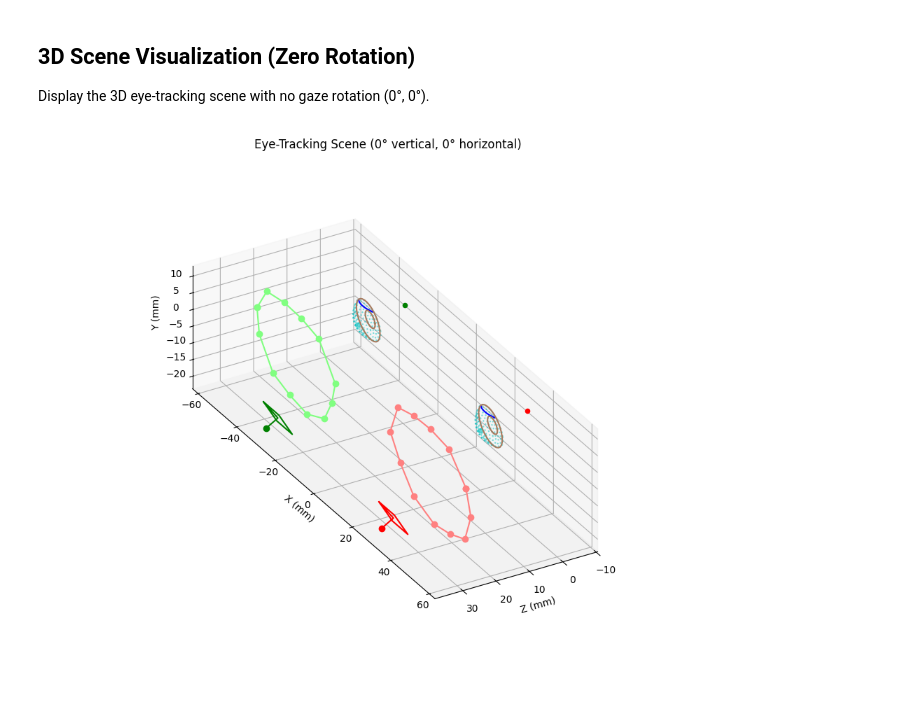
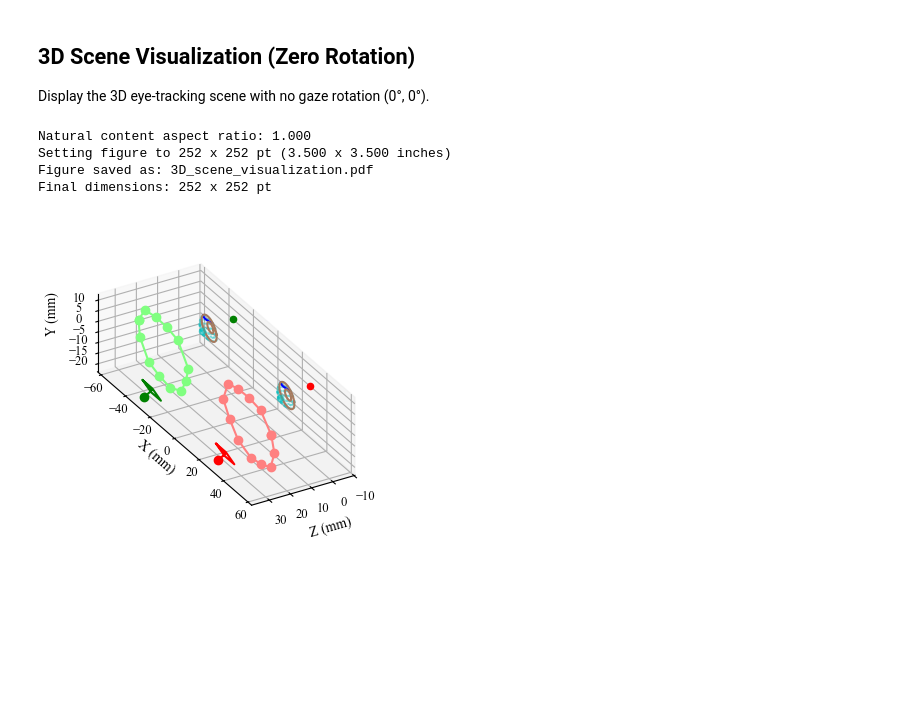
Before and after one commit to microsoft/seet, a Jupyter notebook: notebooks/visualization/3D_visualization.ipynb, the cells around one changed output. Cells and saved outputs as stored; diff of their text form; code cells hidden in the pictures; blank space fills up the shorter version.

Commit message:
Create visualizations for paper

```diff
--- a/notebooks/visualization/3D_visualization.ipynb
+++ b/notebooks/visualization/3D_visualization.ipynb
@@ -43,46 +43,80 @@ Number of subsystems: 2
 
 Display the 3D eye-tracking scene with no gaze rotation (0°, 0°).
 # %%
-# Create a single 3D plot with zero rotation
-fig = plt.figure(figsize=(10, 8))
+# Create a figure with default size initially
+fig = plt.figure()
 
 # Zero rotation angles (rotation around x, rotation around y)
 angles = (0.0, 0.0)
 
 # Apply rotation to eyes
 for eye in et_scene.user.eyes:
     eye.rotate_from_gaze_angles_inParent(angles)
 
-# Create 3D axes
-axs_3D = fig.add_subplot(
-    1, 1, 1,
+# Create 3D axes with larger left margin for Y label
+axs_3D = plt.axes(
+    # [0.15, 0.08, 0.77, 0.84],  # [left, bottom, width, height] - larger left margin for Y label
+    [0.05, -0.0, 0.95, 1],
     projection="3d",
     proj_type="ortho",
     computed_zorder=True
 )
 
 # Set view angle
 axs_3D.view_init(azim=60, elev=30, vertical_axis="y")
+
+# Set font properties for Times font
+plt.rcParams['font.family'] = 'Times New Roman'
+plt.rcParams['font.size'] = 10  # Exactly 10pt as requested
 
 # Visualize the scene
 et_scene_visualization = \
     scene_visualization.SceneModelVisualization(
         et_scene, axs_3D, visualization_node=et_scene
     )
 
 et_scene_visualization.visualize()
 
-# Add title and labels
-axs_3D.set_title("Eye-Tracking Scene (0° vertical, 0° horizontal)")
-axs_3D.set_xlabel("X (mm)")
-axs_3D.set_ylabel("Y (mm)")
-axs_3D.set_zlabel("Z (mm)")
+# Set axis labels with exactly 10pt font size, positioned close to axes
+axs_3D.set_xlabel("X (mm)", fontsize=10, labelpad=1)
+axs_3D.set_ylabel("Y (mm)", fontsize=10, labelpad=1)
+axs_3D.set_zlabel("Z (mm)", fontsize=10, labelpad=1)
+
+# Set tick labels with 9pt font size, positioned close to axes
+axs_3D.tick_params(labelsize=9, pad=1)
+
+# NOW determine figure size based on content and set to 252pt width
+# Let matplotlib determine the natural aspect ratio from the 3D content
+fig.canvas.draw()  # Force rendering to determine natural size
+bbox = axs_3D.get_tightbbox(fig.canvas.get_renderer())
+if bbox:
+    natural_aspect = bbox.width / bbox.height
+    print(f"Natural content aspect ratio: {natural_aspect:.3f}")
+else:
+    natural_aspect = 1.0  # fallback
+
+# Set figure to 252pt width, height determined by natural aspect ratio
+width_pt = 252
+height_pt = width_pt / natural_aspect
+width_in = width_pt / 72
+height_in = height_pt / 72
+
+print(f"Setting figure to {width_pt} x {height_pt:.0f} pt ({width_in:.3f} x {height_in:.3f} inches)")
+fig.set_size_inches(width_in, height_in, forward=True)
 
 # Reset rotation
 for eye in et_scene.user.eyes:
     eye.unrotate_from_gaze_angles_inParent(angles)
 
-plt.tight_layout()
-plt.show()
+# Save as PDF with exact figure dimensions (no bbox_inches='tight' to preserve margins)
+pdf_filename = "3D_scene_visualization.pdf"
+fig.savefig(pdf_filename, format='pdf',
+           facecolor='white', edgecolor='none', dpi=300)
+print(f"Figure saved as: {pdf_filename}")
+print(f"Final dimensions: {width_pt} x {height_pt:.0f} pt")
 # %% [output]
+Natural content aspect ratio: 1.000
+Setting figure to 252 x 252 pt (3.500 x 3.500 inches)
+Figure saved as: 3D_scene_visualization.pdf
+Final dimensions: 252 x 252 pt
-[figure, old version]
+[figure, new version]
```
Also changed, not shown: 1 other file.
